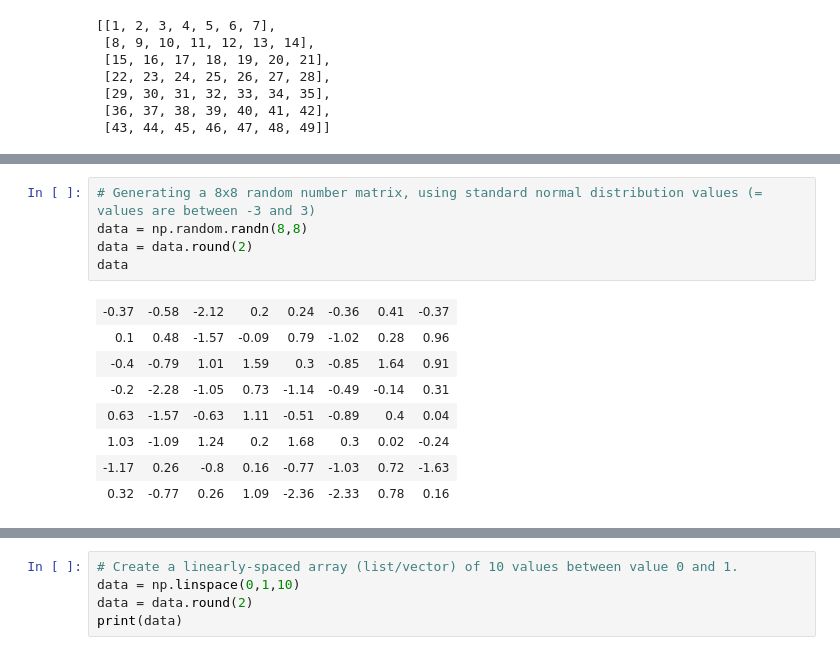
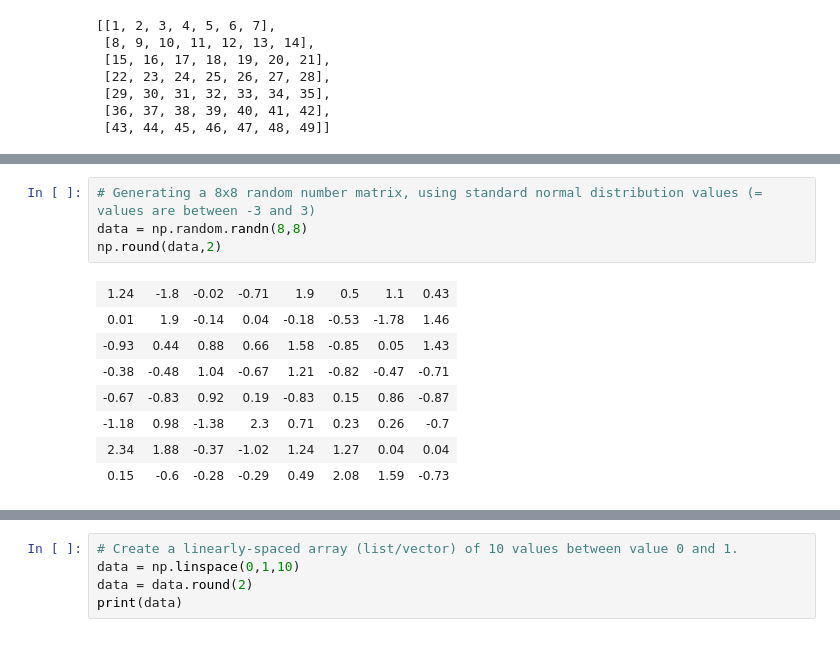
Before and after one commit to jehuhta/Intro_Data_Analytics_Huhta_Jeremy_Spring2025, a Jupyter notebook: DataAnalyticsExerciseSet1.ipynb, the cells around one changed output, grey strips where cells are left out. Saved outputs shown, nothing was run; the diff lists cells and outputs as text.

```diff
--- a/DataAnalyticsExerciseSet1.ipynb
+++ b/DataAnalyticsExerciseSet1.ipynb
@@ -356,17 +356,16 @@ data
 # %%
 # Generating a 8x8 random number matrix, using standard normal distribution values (= values are between -3 and 3)
 data = np.random.randn(8,8)
-data = data.round(2)
-data
+np.round(data,2)
 # %% [output]
-| -0.37 | -0.58 | -2.12 | 0.2 | 0.24 | -0.36 | 0.41 | -0.37 |
-| 0.1 | 0.48 | -1.57 | -0.09 | 0.79 | -1.02 | 0.28 | 0.96 |
-| -0.4 | -0.79 | 1.01 | 1.59 | 0.3 | -0.85 | 1.64 | 0.91 |
-| -0.2 | -2.28 | -1.05 | 0.73 | -1.14 | -0.49 | -0.14 | 0.31 |
-| 0.63 | -1.57 | -0.63 | 1.11 | -0.51 | -0.89 | 0.4 | 0.04 |
-| 1.03 | -1.09 | 1.24 | 0.2 | 1.68 | 0.3 | 0.02 | -0.24 |
-| -1.17 | 0.26 | -0.8 | 0.16 | -0.77 | -1.03 | 0.72 | -1.63 |
-| 0.32 | -0.77 | 0.26 | 1.09 | -2.36 | -2.33 | 0.78 | 0.16 |
+| 1.24 | -1.8 | -0.02 | -0.71 | 1.9 | 0.5 | 1.1 | 0.43 |
+| 0.01 | 1.9 | -0.14 | 0.04 | -0.18 | -0.53 | -1.78 | 1.46 |
+| -0.93 | 0.44 | 0.88 | 0.66 | 1.58 | -0.85 | 0.05 | 1.43 |
+| -0.38 | -0.48 | 1.04 | -0.67 | 1.21 | -0.82 | -0.47 | -0.71 |
+| -0.67 | -0.83 | 0.92 | 0.19 | -0.83 | 0.15 | 0.86 | -0.87 |
+| -1.18 | 0.98 | -1.38 | 2.3 | 0.71 | 0.23 | 0.26 | -0.7 |
+| 2.34 | 1.88 | -0.37 | -1.02 | 1.24 | 1.27 | 0.04 | 0.04 |
+| 0.15 | -0.6 | -0.28 | -0.29 | 0.49 | 2.08 | 1.59 | -0.73 |
 # %% [markdown]
 <h3><b>4. Create a linearly spaced… </b></h3>
 
```
Also changed, not shown: parts of 7 cells of this notebook.
